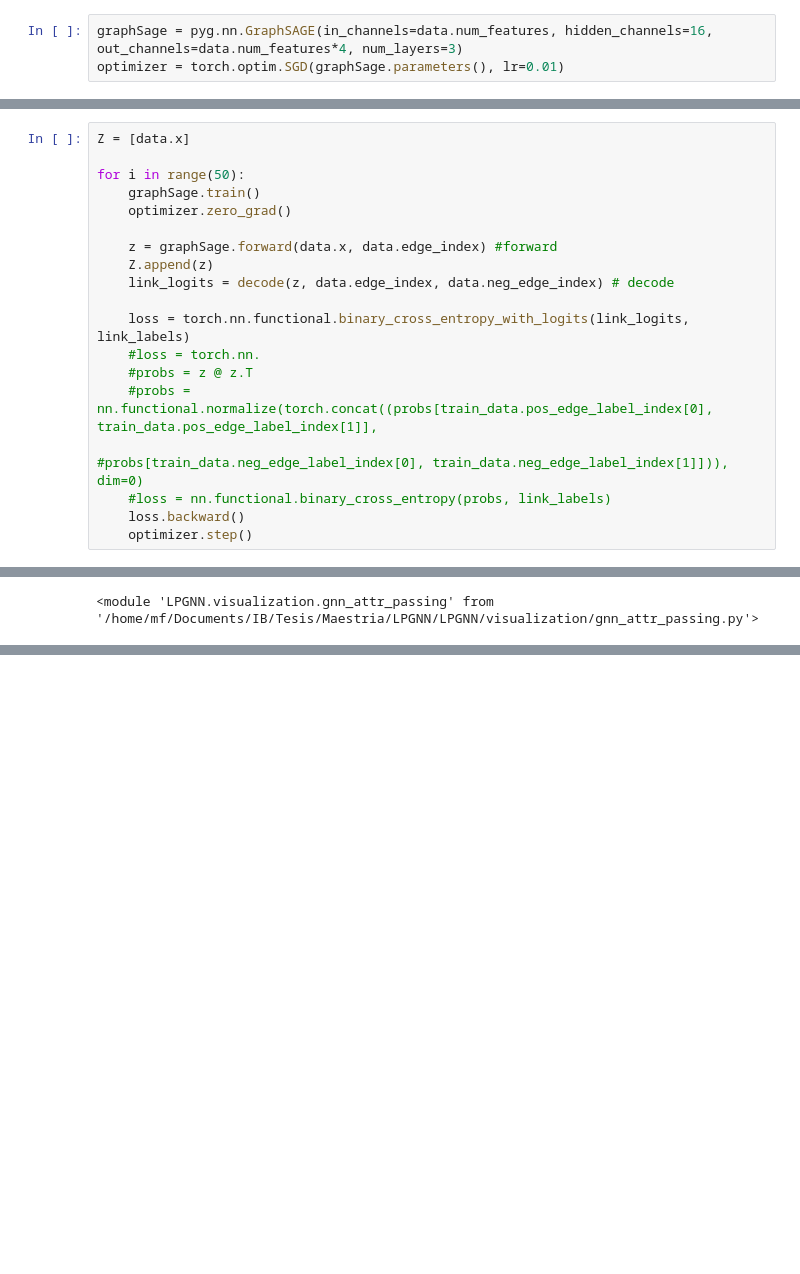
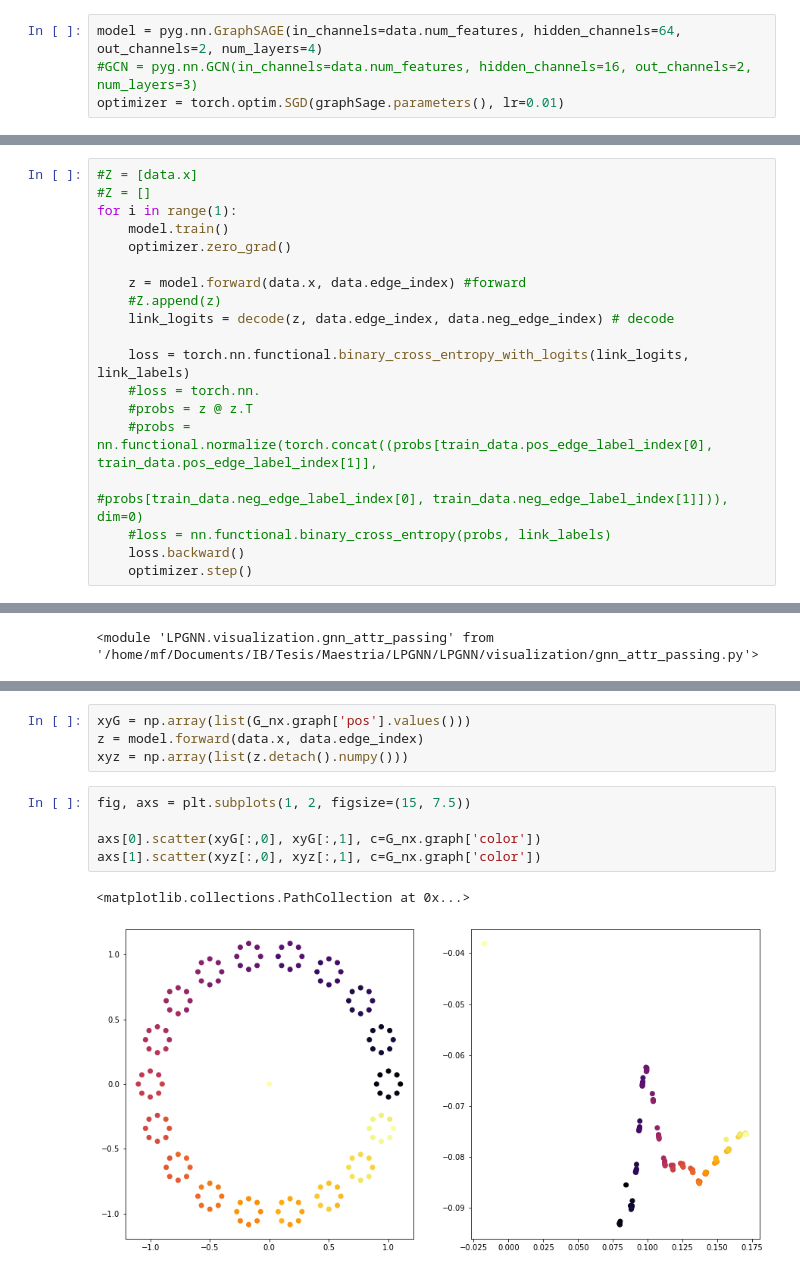
Before and after one commit to martinfama/LPGNN, a Jupyter notebook: notebook.ipynb, the cells around one changed output, grey strips where cells are left out. Cells and saved outputs as stored; diff of their text form; blank space fills up the shorter version.

```diff
--- a/notebook.ipynb
+++ b/notebook.ipynb
@@ -52,7 +51,8 @@ data.neg_edge_index = pyg.utils.negative_sampling(data.edge_index)
 
 #train, val, test = DataSetup.TrainTestSplit(data, test_ratio=0, val_ratio=0, neg_samples=True)
 # %%
-graphSage = pyg.nn.GraphSAGE(in_channels=data.num_features, hidden_channels=16, out_channels=data.num_features*4, num_layers=3)
+model = pyg.nn.GraphSAGE(in_channels=data.num_features, hidden_channels=64, out_channels=2, num_layers=4)
+#GCN = pyg.nn.GCN(in_channels=data.num_features, hidden_channels=16, out_channels=2, num_layers=3)
 optimizer = torch.optim.SGD(graphSage.parameters(), lr=0.01)
 # %%
 # Convert the models output to a logit matrix
@@ -76,14 +76,14 @@ def get_link_labels(pos_edge_index, neg_edge_index):
 device = 'cpu'
 link_labels = get_link_labels(data.edge_index, data.neg_edge_index)
 # %%
-Z = [data.x]
-
-for i in range(50):
-    graphSage.train()
+#Z = [data.x]
+#Z = []
+for i in range(1):
+    model.train()
     optimizer.zero_grad()
 
-    z = graphSage.forward(data.x, data.edge_index) #forward
-    Z.append(z)
+    z = model.forward(data.x, data.edge_index) #forward
+    #Z.append(z)
     link_logits = decode(z, data.edge_index, data.neg_edge_index) # decode
 
     loss = torch.nn.functional.binary_cross_entropy_with_logits(link_logits, link_labels)
@@ -105,0 +128,12 @@ LPGNN.visualization.gnn_attr_passing.animate_graph_with_attrs(G=G_nx, attrs_list
+# %%
+xyG = np.array(list(G_nx.graph['pos'].values()))
+z = model.forward(data.x, data.edge_index)
+xyz = np.array(list(z.detach().numpy()))
+# %%
+fig, axs = plt.subplots(1, 2, figsize=(15, 7.5))
+
+axs[0].scatter(xyG[:,0], xyG[:,1], c=G_nx.graph['color'])
+axs[1].scatter(xyz[:,0], xyz[:,1], c=G_nx.graph['color'])
+# %% [output]
+<matplotlib.collections.PathCollection at 0x...>
+[figure, added]
```
Also changed, not shown: parts of 7 cells of this notebook, 12 other files.
